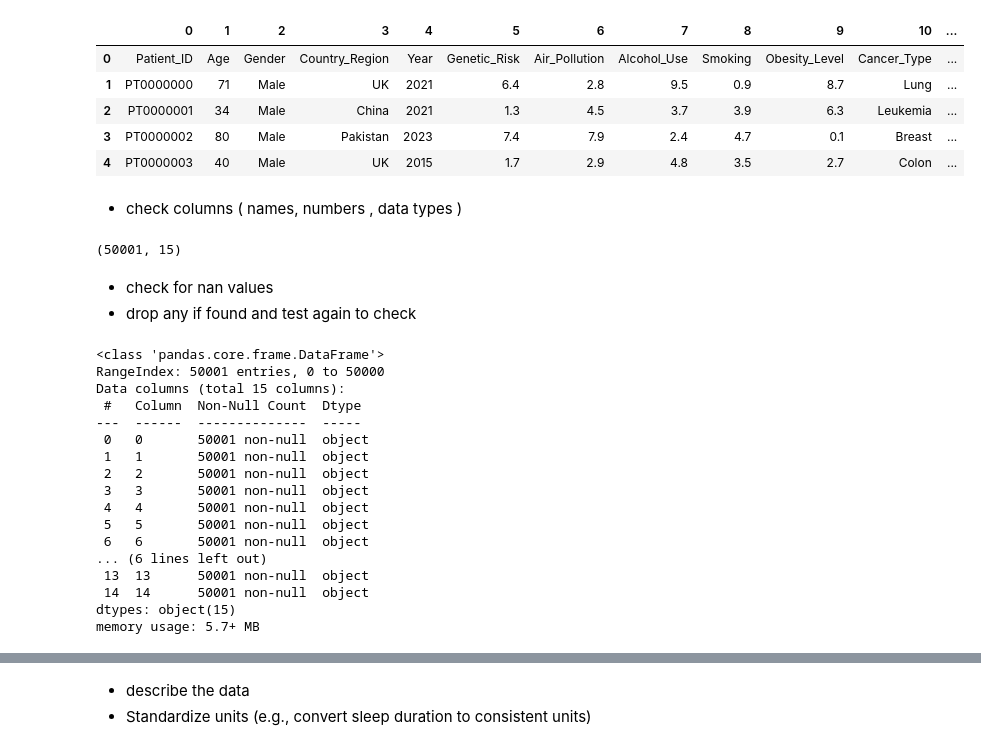
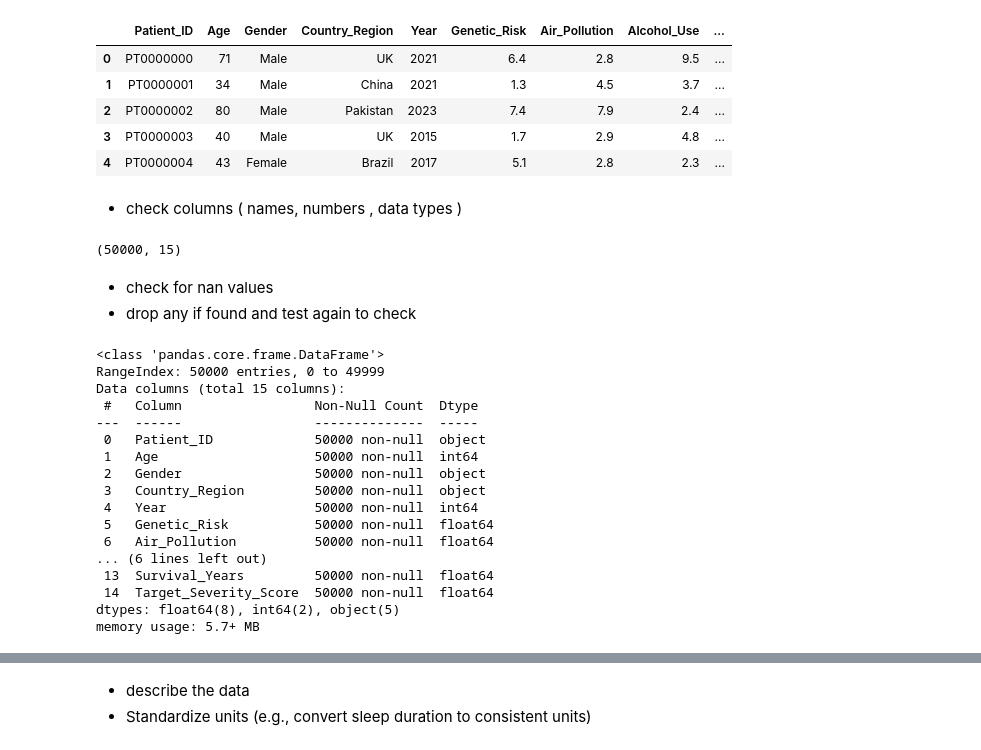
Before and after one commit to Zeina-Shalaan/Cancer-DATA, a Jupyter notebook: global_cancer_patients_2015_2024_Dataset_project2.ipynb, the cells around one changed output, grey strips where cells are left out. Drawn from its saved outputs; the diff is of its cells as text; code cells hidden in the pictures.

```diff
--- a/global_cancer_patients_2015_2024_Dataset_project2.ipynb
+++ b/global_cancer_patients_2015_2024_Dataset_project2.ipynb
@@ -14,19 +14,19 @@ Saving global_cancer_patients_2015_2024.csv to global_cancer_patients_2015_2024
 # %%
-df =pd.read_csv('global_cancer_patients_2015_2024.csv', header=None, sep=',')
+df =pd.read_csv('global_cancer_patients_2015_2024.csv')
 df.head()
 # %% [output]
-|  | 0 | 1 | 2 | 3 | 4 | 5 | 6 | 7 | 8 | 9 | 10 | ... |
-| 0 | Patient_ID | Age | Gender | Country_Region | Year | Genetic_Risk | Air_Pollution | Alcohol_Use | Smoking | Obesity_Level | Cancer_Type | ... |
-| 1 | PT0000000 | 71 | Male | UK | 2021 | 6.4 | 2.8 | 9.5 | 0.9 | 8.7 | Lung | ... |
-| 2 | PT0000001 | 34 | Male | China | 2021 | 1.3 | 4.5 | 3.7 | 3.9 | 6.3 | Leukemia | ... |
-| 3 | PT0000002 | 80 | Male | Pakistan | 2023 | 7.4 | 7.9 | 2.4 | 4.7 | 0.1 | Breast | ... |
-| 4 | PT0000003 | 40 | Male | UK | 2015 | 1.7 | 2.9 | 4.8 | 3.5 | 2.7 | Colon | ... |
+|  | Patient_ID | Age | Gender | Country_Region | Year | Genetic_Risk | Air_Pollution | Alcohol_Use | ... |
+| 0 | PT0000000 | 71 | Male | UK | 2021 | 6.4 | 2.8 | 9.5 | ... |
+| 1 | PT0000001 | 34 | Male | China | 2021 | 1.3 | 4.5 | 3.7 | ... |
+| 2 | PT0000002 | 80 | Male | Pakistan | 2023 | 7.4 | 7.9 | 2.4 | ... |
+| 3 | PT0000003 | 40 | Male | UK | 2015 | 1.7 | 2.9 | 4.8 | ... |
+| 4 | PT0000004 | 43 | Female | Brazil | 2017 | 5.1 | 2.8 | 2.3 | ... |
 # %% [markdown]
 - check columns ( names, numbers , data types )
 # %%
 df.shape
 # %% [output]
-(50001, 15)
+(50000, 15)
 # %% [markdown]
 - check for nan values
 - drop any if found and test again to check
@@ -34,20 +34,20 @@ df.shape
 df.info()
 # %% [output]
 <class 'pandas.core.frame.DataFrame'>
-RangeIndex: 50001 entries, 0 to 50000
+RangeIndex: 50000 entries, 0 to 49999
 Data columns (total 15 columns):
- #   Column  Non-Null Count  Dtype
----  ------  --------------  -----
- 0   0       50001 non-null  object
- 1   1       50001 non-null  object
- 2   2       50001 non-null  object
- 3   3       50001 non-null  object
- 4   4       50001 non-null  object
- 5   5       50001 non-null  object
- 6   6       50001 non-null  object
+ #   Column                 Non-Null Count  Dtype
+---  ------                 --------------  -----
+ 0   Patient_ID             50000 non-null  object
+ 1   Age                    50000 non-null  int64
+ 2   Gender                 50000 non-null  object
+ 3   Country_Region         50000 non-null  object
+ 4   Year                   50000 non-null  int64
+ 5   Genetic_Risk           50000 non-null  float64
+ 6   Air_Pollution          50000 non-null  float64
 ... (6 lines left out)
- 13  13      50001 non-null  object
- 14  14      50001 non-null  object
-dtypes: object(15)
+ 13  Survival_Years         50000 non-null  float64
+ 14  Target_Severity_Score  50000 non-null  float64
+dtypes: float64(8), int64(2), object(5)
 memory usage: 5.7+ MB
 # %%
```
Also changed, not shown: parts of 6 cells of this notebook.
